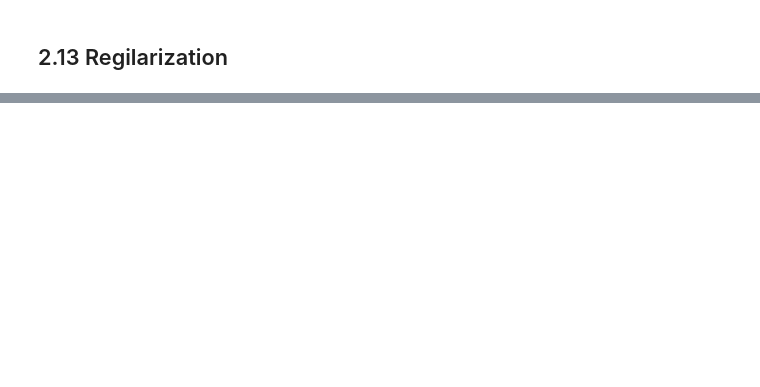
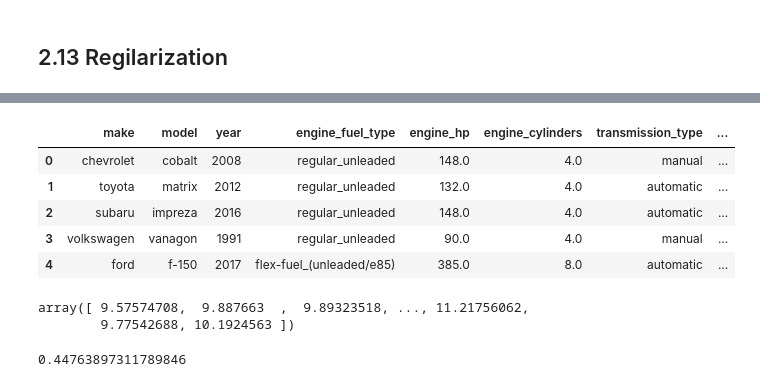
Before and after one commit to Nattawatt/mlzoomcamp, a Jupyter notebook: 02-regression/02-note.ipynb, the cells around one changed output, grey strips where cells are left out. Saved outputs shown, nothing was run; the diff lists cells and outputs as text; code cells hidden in the pictures; blank space fills up the shorter version.

Commit message:
linear finish

```diff
--- a/02-regression/02-note.ipynb
+++ b/02-regression/02-note.ipynb
@@ -589,0 +732,28 @@ rmse(y_val, y_pred)
+# %%
+# combine train and val on x
+df_full_train = pd.concat([df_train , df_val]).reset_index(drop = True)
+df_full_train.head()
+# %% [output]
+|  | make | model | year | engine_fuel_type | engine_hp | engine_cylinders | transmission_type | ... |
+| 0 | chevrolet | cobalt | 2008 | regular_unleaded | 148.0 | 4.0 | manual | ... |
+| 1 | toyota | matrix | 2012 | regular_unleaded | 132.0 | 4.0 | automatic | ... |
+| 2 | subaru | impreza | 2016 | regular_unleaded | 148.0 | 4.0 | automatic | ... |
+| 3 | volkswagen | vanagon | 1991 | regular_unleaded | 90.0 | 4.0 | manual | ... |
+| 4 | ford | f-150 | 2017 | flex-fuel_(unleaded/e85) | 385.0 | 8.0 | automatic | ... |
+# %%
+# combine train and val on y
+y_full_train = np.concatenate([y_train,y_val])
+y_full_train
+# %% [output]
+array([ 9.57574708,  9.887663  ,  9.89323518, ..., 11.21756062,
+        9.77542688, 10.1924563 ])
+# %%
+X_full_train = prepare_X(df_full_train)
+w0, w = train_linear_regression_reg(X_full_train, y_full_train, r=r)
+
+X_test = prepare_X(df_test)
+y_pred = w0 + X_test.dot(w)
+score = rmse(y_test, y_pred)
+score
+# %% [output]
+0.44763897311789846
```
Also changed, not shown: parts of 39 cells of this notebook, 5 other files.
